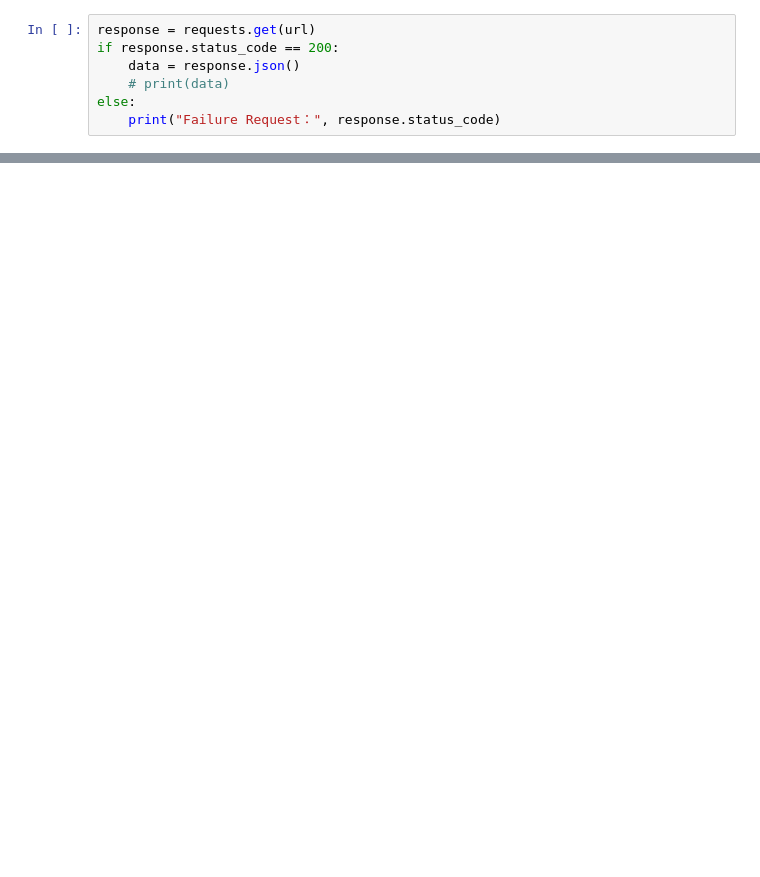
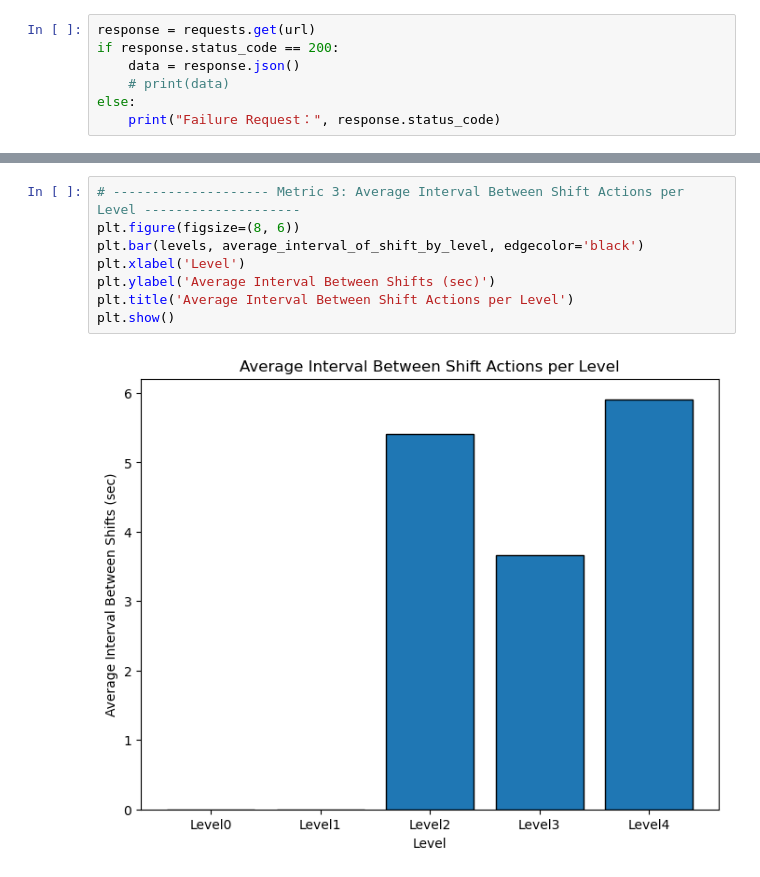
Before and after one commit to CSCI-526-Spring-2025/csci-526-final-project-ctrl-alt-fun, a Jupyter notebook: _Analytics/analytics.ipynb, the cells around one changed output, grey strips where cells are left out. Saved outputs shown, nothing was run; the diff lists cells and outputs as text; blank space fills up the shorter version.

```diff
--- a/_Analytics/analytics.ipynb
+++ b/_Analytics/analytics.ipynb
@@ -138,0 +222,10 @@ plt.show()
+# %%
+# -------------------- Metric 3: Average Interval Between Shift Actions per Level --------------------
+plt.figure(figsize=(8, 6))
+plt.bar(levels, average_interval_of_shift_by_level, edgecolor='black')
+plt.xlabel('Level')
+plt.ylabel('Average Interval Between Shifts (sec)')
+plt.title('Average Interval Between Shift Actions per Level')
+plt.show()
+# %% [output]
+[figure, added]
```
Also changed, not shown: parts of 9 cells of this notebook, 3 other files.
